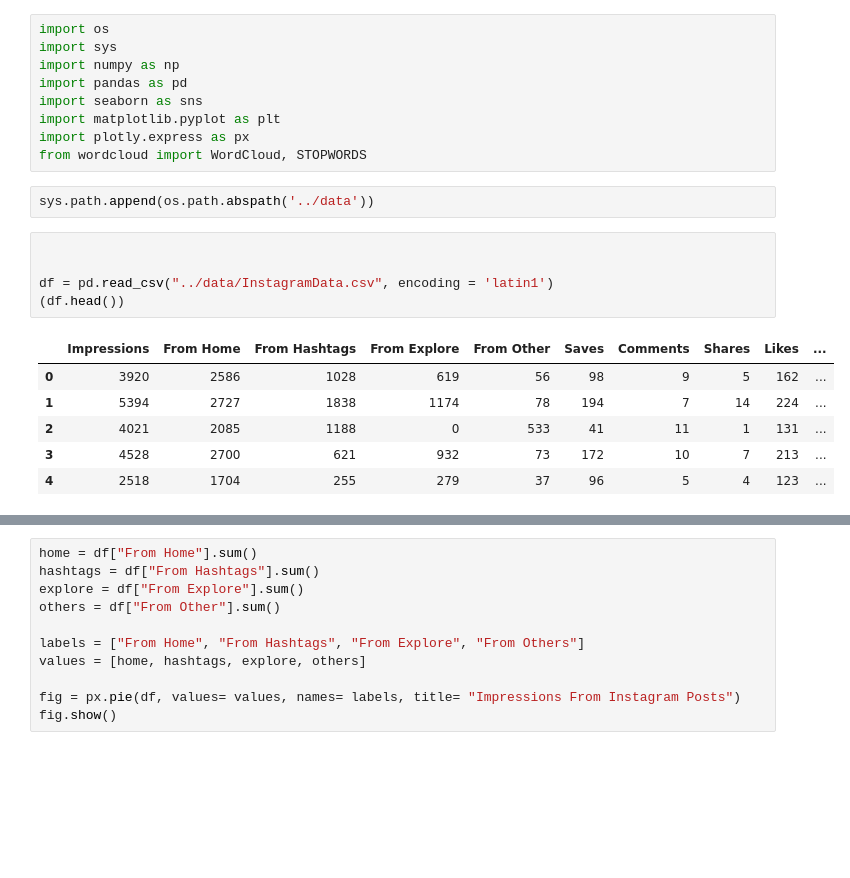
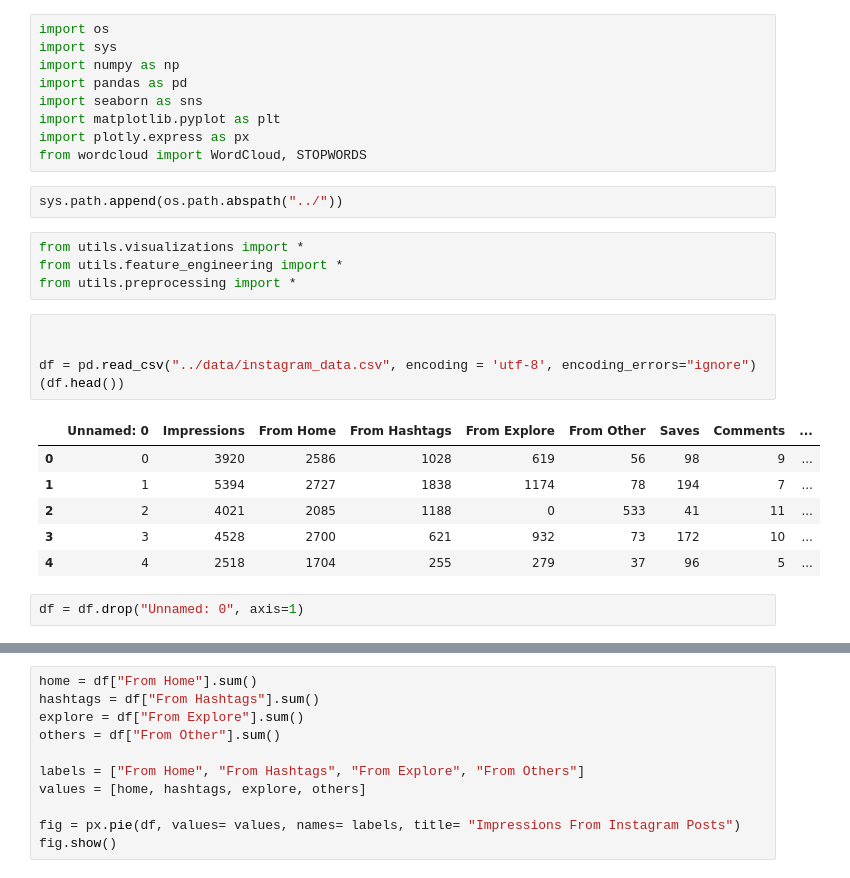
Before and after one commit to ayomide-100/instagram-reach-analysis, a Jupyter notebook: notebooks/reach-analysis_eda.ipynb, the cells around one changed output, grey strips where cells are left out. Drawn from its saved outputs; the diff is of its cells as text; blank space fills up the shorter version.

```diff
--- a/notebooks/reach-analysis_eda.ipynb
+++ b/notebooks/reach-analysis_eda.ipynb
@@ -7,20 +7,26 @@ import seaborn as sns
 import matplotlib.pyplot as plt
 import plotly.express as px
 from wordcloud import WordCloud, STOPWORDS
-# %%
-sys.path.append(os.path.abspath('../data'))
+# %%
+sys.path.append(os.path.abspath("../"))
+# %%
+from utils.visualizations import *
+from utils.feature_engineering import *
+from utils.preprocessing import *
 # %%
 
 
-df = pd.read_csv("../data/InstagramData.csv", encoding = 'latin1')
+df = pd.read_csv("../data/instagram_data.csv", encoding = 'utf-8', encoding_errors="ignore")
 (df.head())
 # %% [output]
-|  | Impressions | From Home | From Hashtags | From Explore | From Other | Saves | Comments | Shares | Likes | ... |
-| 0 | 3920 | 2586 | 1028 | 619 | 56 | 98 | 9 | 5 | 162 | ... |
-| 1 | 5394 | 2727 | 1838 | 1174 | 78 | 194 | 7 | 14 | 224 | ... |
-| 2 | 4021 | 2085 | 1188 | 0 | 533 | 41 | 11 | 1 | 131 | ... |
-| 3 | 4528 | 2700 | 621 | 932 | 73 | 172 | 10 | 7 | 213 | ... |
-| 4 | 2518 | 1704 | 255 | 279 | 37 | 96 | 5 | 4 | 123 | ... |
+|  | Unnamed: 0 | Impressions | From Home | From Hashtags | From Explore | From Other | Saves | Comments | ... |
+| 0 | 0 | 3920 | 2586 | 1028 | 619 | 56 | 98 | 9 | ... |
+| 1 | 1 | 5394 | 2727 | 1838 | 1174 | 78 | 194 | 7 | ... |
+| 2 | 2 | 4021 | 2085 | 1188 | 0 | 533 | 41 | 11 | ... |
+| 3 | 3 | 4528 | 2700 | 621 | 932 | 73 | 172 | 10 | ... |
+| 4 | 4 | 2518 | 1704 | 255 | 279 | 37 | 96 | 5 | ... |
+# %%
+df = df.drop("Unnamed: 0", axis=1)
 # %%
 df.isnull().sum()
 # %% [output]
```
Also changed, not shown: parts of 32 cells of this notebook, 10 other files.
